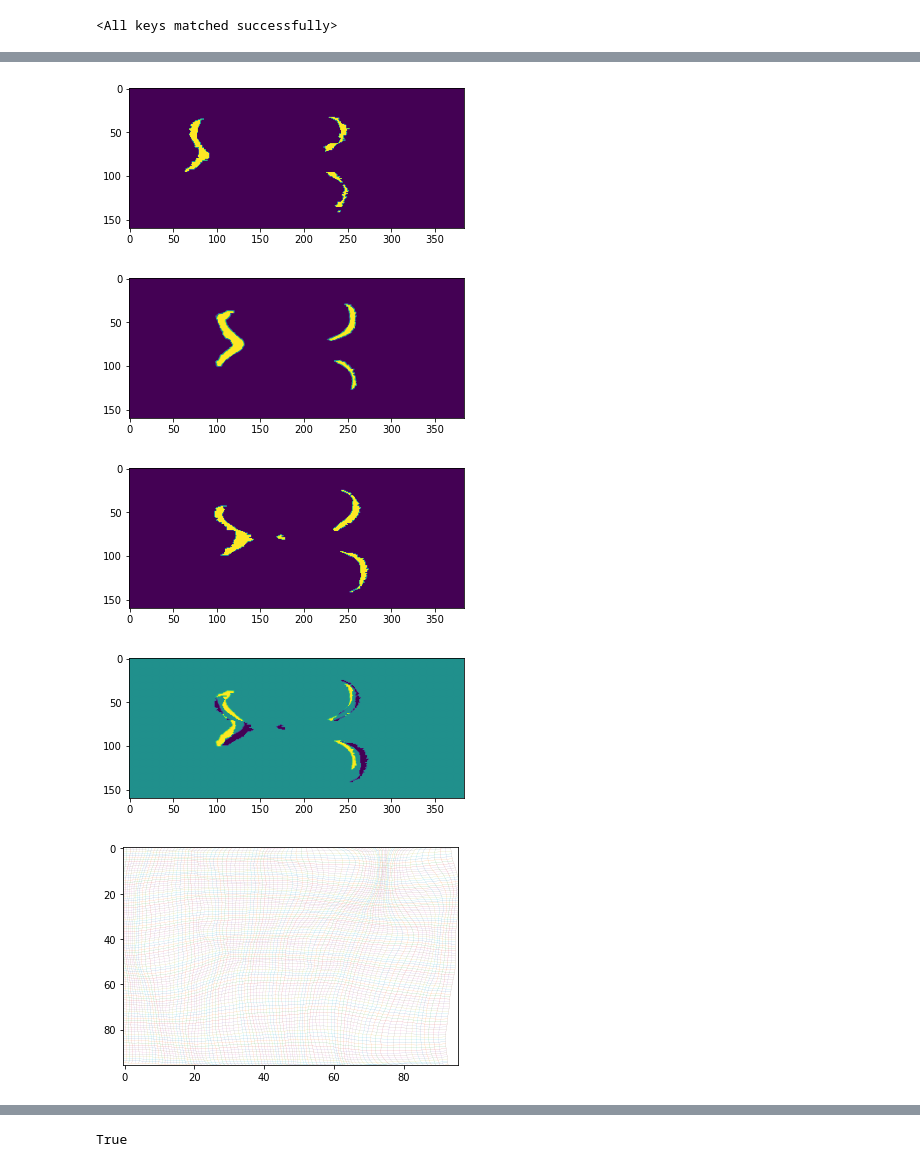
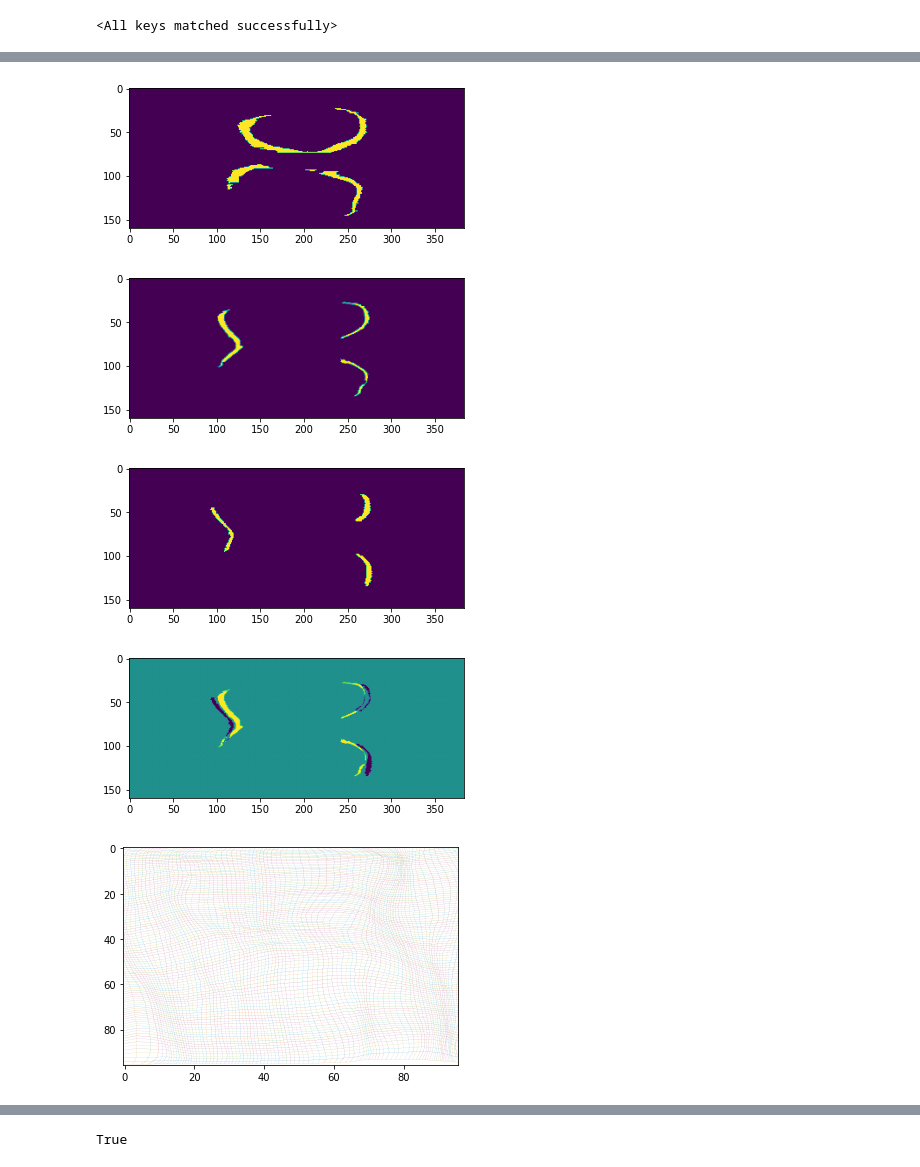
Before and after one commit to HastingsGreer/InverseConsistency, a Jupyter notebook: notebooks/NewDeformDICE.ipynb, the cells around one changed output, grey strips where cells are left out. Drawn from its saved outputs; the diff is of its cells as text; code cells hidden in the pictures.

```diff
--- a/notebooks/NewDeformDICE.ipynb
+++ b/notebooks/NewDeformDICE.ipynb
@@ -48,7 +48,7 @@ def adjust_batch_size(model, size):
 
 adjust_batch_size(net, 32)
 
-trained_weights = torch.load("../results/affine_deformable_knee_nopretrain3/knee_aligner_resi_net6000")
+trained_weights = torch.load("../results/affine_deformable_knee_nopretrain3/knee_aligner_resi_net10200")
 # %%
 net.load_state_dict(trained_weights)
 # %% [output]
@@ -194,12 +194,12 @@ plt.show()
 plt.imshow((warped_moving_cartilage[N, 0, :, S * 4].detach().cpu() - fixed_cartilage[N, 0, :, S * 4].cpu()))
 plt.show()
 # %% [output]
-[figure, old version]
+[figure, new version]
-[figure, old version]
+[figure, new version]
-[figure, old version]
+[figure, new version]
-[figure, old version]
+[figure, new version]
 # %%
 import visualize
-visualize.show_as_grid(net.phi_AB_vectorfield[0, [1, 2], 20])
+visualize.show_as_grid(net.phi_AB_vectorfield[2, [1, 2], 20])
 # %% [output]
-[figure, old version]
+[figure, new version]
```
Also changed, not shown: parts of 5 cells of this notebook, 4 other files.
